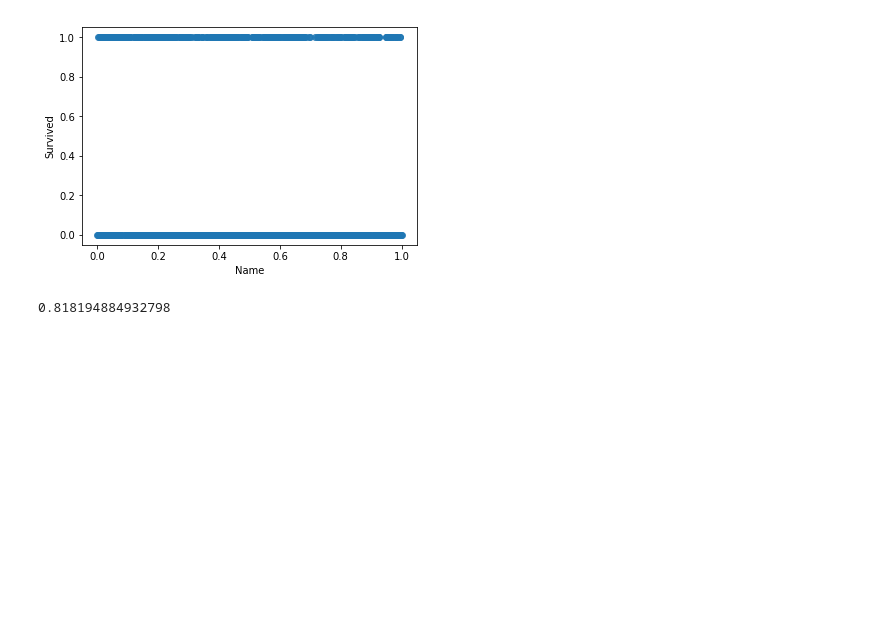
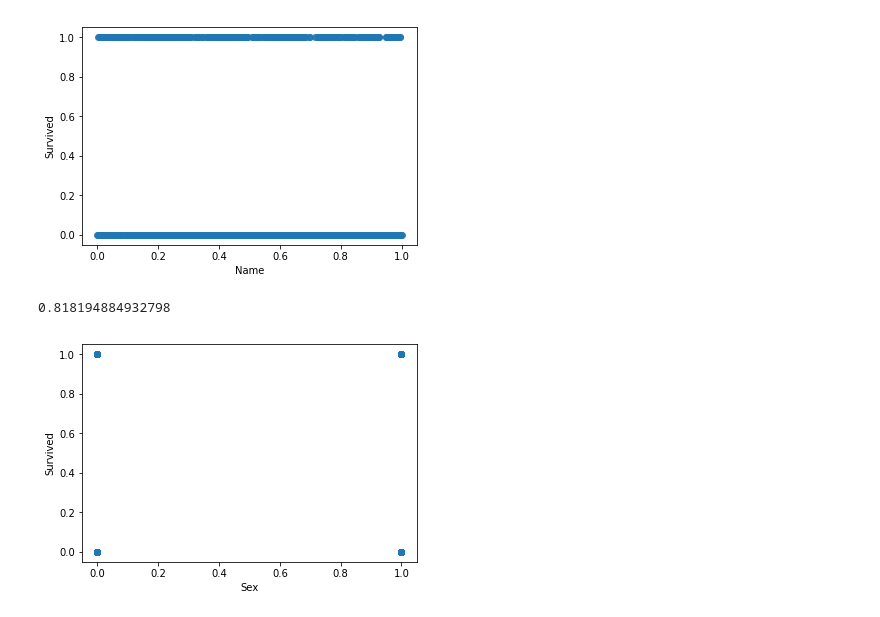
Before and after one commit to bbdalala/100Day-ML-Marathon, a Jupyter notebook: homework/Day_029_HW.ipynb, the cells around one changed output. Saved outputs shown, nothing was run; the diff lists cells and outputs as text; code cells hidden in the pictures; blank space fills up the shorter version.

```diff
--- a/homework/Day_029_HW.ipynb
+++ b/homework/Day_029_HW.ipynb
@@ -120,3 +121,12 @@ train_X = MMEncoder.fit_transform(df)
 cross_val_score(estimator, train_X, train_Y, cv=5).mean()
 # %% [output]
 0.818194884932798
+# %%
+# 觀察重要特徵與目標的分布
+# 第一名 : Sex
+import seaborn as sns
+import matplotlib.pyplot as plt
+sns.regplot(x=df['Sex'], y=train_Y, fit_reg=False)
+plt.show()
+# %% [output]
+[figure, added]
```
Also changed, not shown: parts of 3 cells of this notebook.
